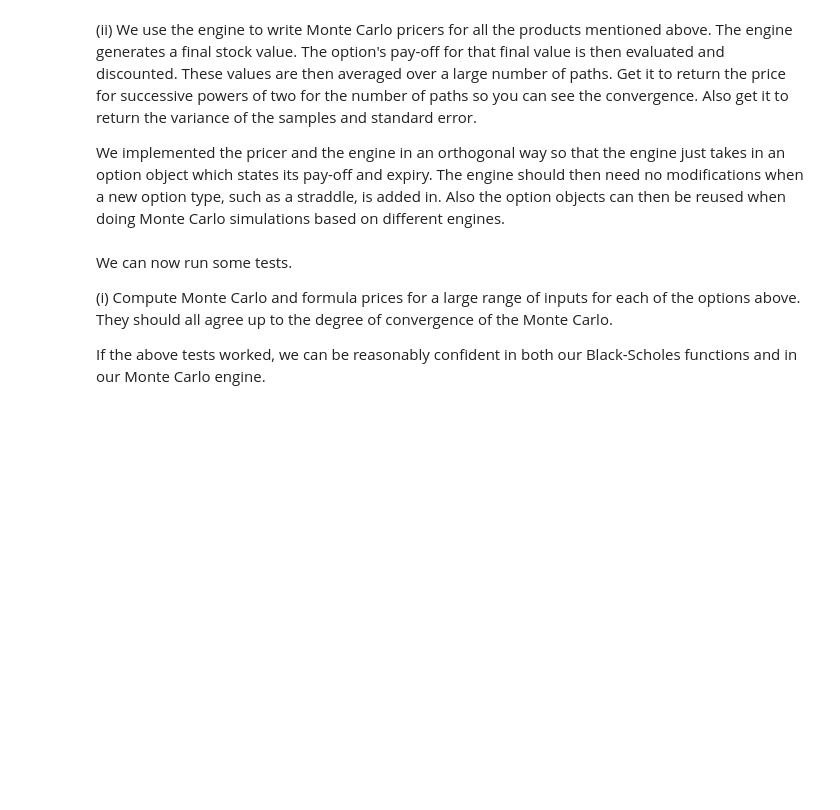
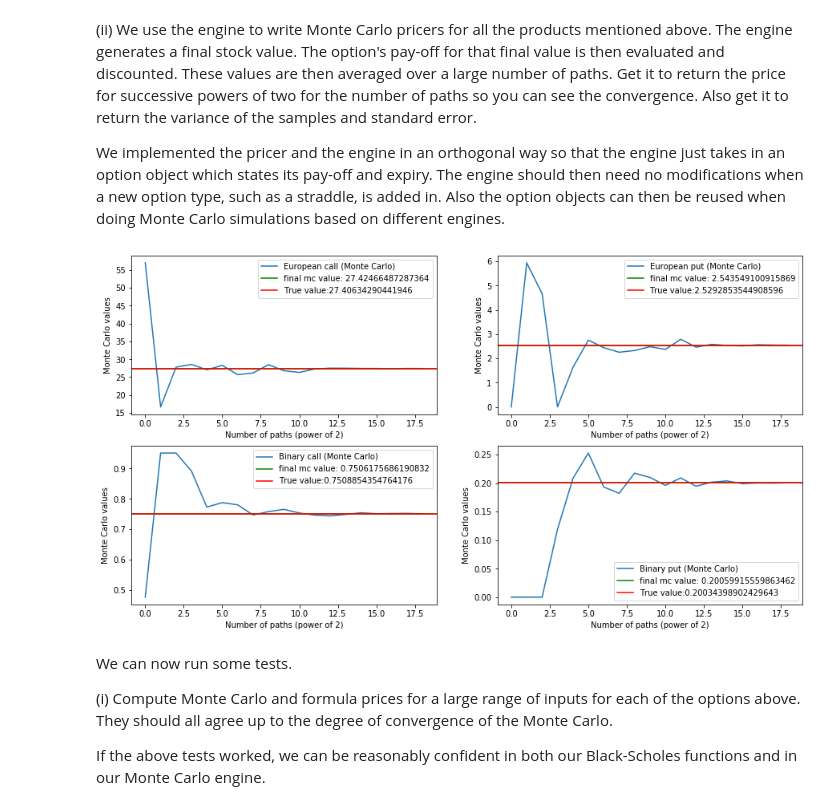
Before and after one commit to hongwai1920/Implement-Option-Pricing-Model-using-Python, a Jupyter notebook: 1. Pricing of vanilla options in the Black-Scholes world and Monte Carlo Simulation.ipynb, the cells around one changed output. Saved outputs shown, nothing was run; the diff lists cells and outputs as text; code cells hidden in the pictures; blank space fills up the shorter version.

```diff
--- a/1. Pricing of vanilla options in the Black-Scholes world and Monte Carlo Simulation.ipynb
+++ b/1. Pricing of vanilla options in the Black-Scholes world and Monte Carlo Simulation.ipynb
@@ -260,7 +260,7 @@ def monte_carlo(r, T, payoff, num_paths):
 
     return np.exp(- r * T) * payoff.sum() / num_paths
 # %%
-def black_scholes_monte_carlo_pricer(option_type, S0, K, r, d, sigma, T, full_list = False, num_steps = 100, num_paths = 20):
+def black_scholes_monte_carlo_pricer(option_type, S0, K, r, d, sigma, T, num_steps = 100, num_paths = 20, full_list = False):
     '''
     inputs:
     ==========
@@ -274,7 +274,7 @@ def black_scholes_monte_carlo_pricer(option_type, S0, K, r, d, sigma, T, full_li
     T: time to maturity
     num_steps: numer of discretization steps
     num_paths: number of paths (integer)
-
+    full_list: return full list of monte carlo values if True, otherwise return the last value
 
     returns:
     ==========
@@ -713,35 +714,37 @@ Also the option objects can then be reused when doing Monte Carlo simulations ba
 S0 = 120
 T = 1
 K = 100
 r = 0.05
 d = 0
 sigma = 0.25
 face_value = 1
 
 option_types = ('European call', 'European put', 'Binary call', 'Binary put')
 
 # Black-Scholes prices
 opt = Option(S0, K, r, d, sigma, T)
 BS = [opt.european_call(), opt.european_put(), opt.binary_call(face_value), opt.binary_put(face_value)]
 
 
-num_paths = 20
+num_paths = 19
 num_steps = 100
 
 mc_values = {}
 
 for option_type in option_types:
-    mc_values[option_type] = black_scholes_monte_carlo_pricer(option_type, S0, K, r, d, sigma, T, True, num_steps, num_paths)
+    mc_values[option_type] = black_scholes_monte_carlo_pricer(option_type, S0, K, r, d, sigma, T, num_steps, num_paths, True)
 
 f, ax = plt.subplots(2,2, figsize = (15,8))
 
 for i, option in enumerate(option_types):
     ax[i//2, i%2].plot(mc_values[option], label = option + ' (Monte Carlo)')
     ax[i//2, i%2].axhline(mc_values[option][-1], label = 'final mc value: ' + str(mc_values[option][-1]), c = 'g')
     ax[i//2, i%2].axhline(BS[i], label = 'True value:' + str(BS[i]), c = 'r')
     ax[i//2, i%2].set_xlabel('Number of paths (power of 2)')
     ax[i//2, i%2].set_ylabel('Monte Carlo values')
     ax[i//2, i%2].legend()
+# %% [output]
+[figure, added]
 # %% [markdown]
 We can now run some tests.
 
```
Also changed, not shown: parts of 11 cells of this notebook.
